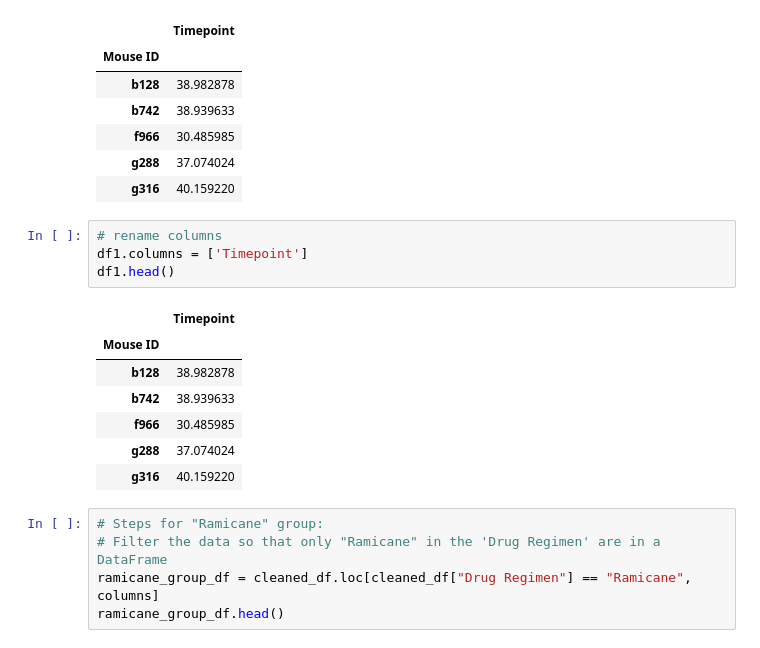
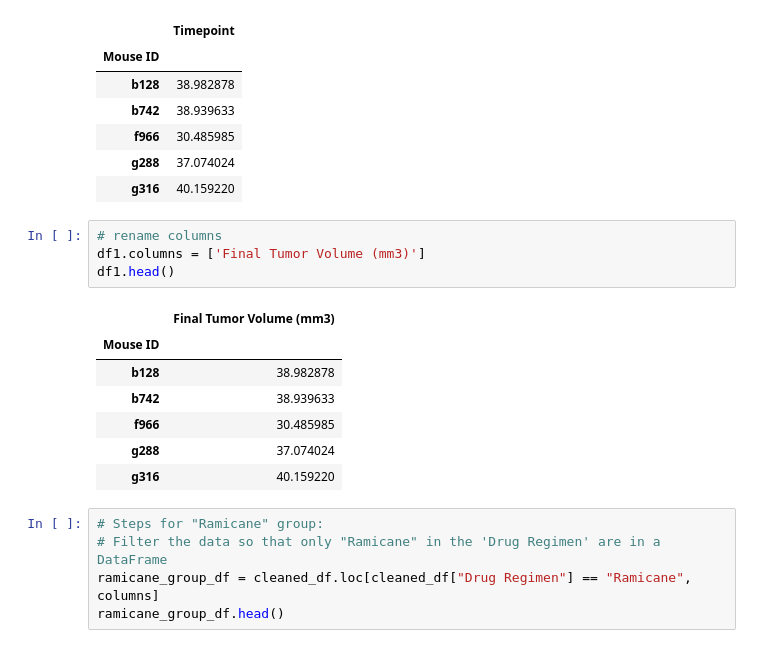
Before and after one commit to uzmabb182/Matplotlib-Assignment, a Jupyter notebook: pymaceuticals_starter_homework.ipynb, the cells around one changed output. Drawn from its saved outputs; the diff is of its cells as text.

```diff
--- a/pymaceuticals_starter_homework.ipynb
+++ b/pymaceuticals_starter_homework.ipynb
@@ -617,10 +618,10 @@ df1.head()
 | g316 | 40.159220 |
 # %%
 # rename columns
-df1.columns = ['Timepoint']
+df1.columns = ['Final Tumor Volume (mm3)']
 df1.head()
 # %% [output]
-|  | Timepoint |
+|  | Final Tumor Volume (mm3) |
 | Mouse ID |  |
 | b128 | 38.982878 |
 | b742 | 38.939633 |
```
Also changed, not shown: parts of 12 cells of this notebook.
